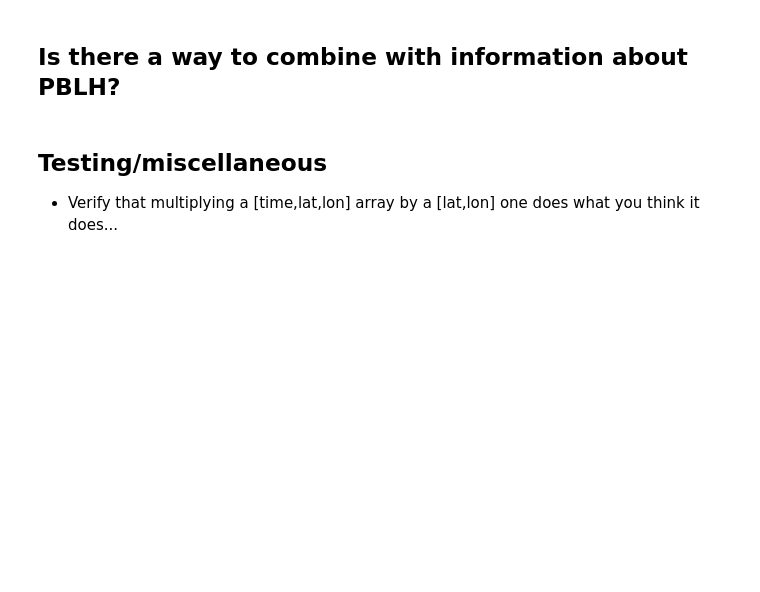
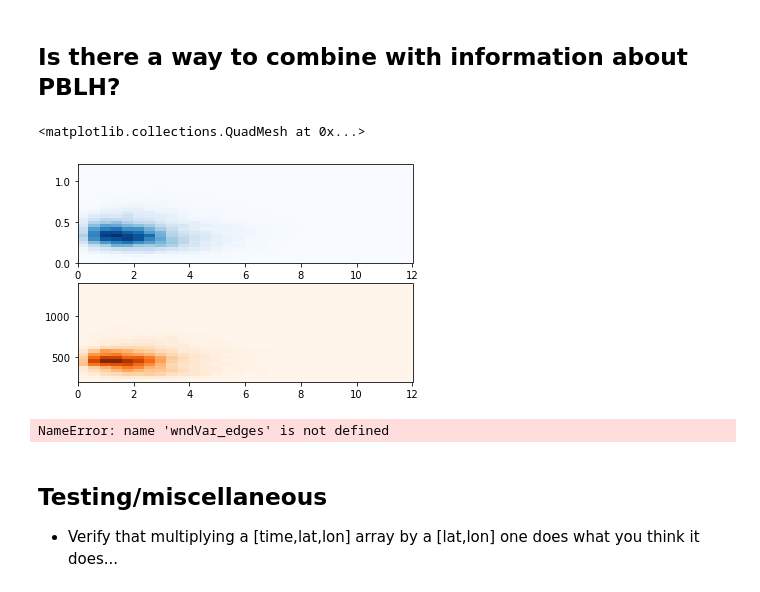
Before and after one commit to megandevlan/CLUBB_statistics, a Jupyter notebook: Regional_CombineUV.ipynb, the cells around one changed output. Cells and saved outputs as stored; diff of their text form; code cells hidden in the pictures; blank space fills up the shorter version.

Commit message:
Starting PBLH

```diff
--- a/Regional_CombineUV.ipynb
+++ b/Regional_CombineUV.ipynb
@@ -452,0 +507,20 @@ for iReg in range(2):
+# %%
+iReg = 3
+
+X,Y     = np.meshgrid(wndSpeed_edges, wndVar_edges)
+Xpb,Ypb = np.meshgrid(wndSpeed_edges, PBLH_edges)
+
+
+fig, axs = plt.subplots(2,1)
+axs = axs.ravel()
+
+axs[0].pcolormesh(X,Y, H_all_DJF[iReg,:,:],         cmap='Blues',alpha=1)
+axs[1].pcolormesh(Xpb,Ypb, H_all_DJF_PBLH[iReg,:,:],cmap='Oranges',alpha=1)
+#ax2.pcolormesh(Xpb,Ypb, H_all_DJF_PBLH[iReg,:,:],cmap='Oranges',alpha=0.7)
+# %% [output]
+<matplotlib.collections.QuadMesh at 0x...>
+[figure, added]
+# %%
+wndVar_edges
+# %% [output]
+NameError: name 'wndVar_edges' is not defined
```
Also changed, not shown: parts of 2 cells of this notebook.
